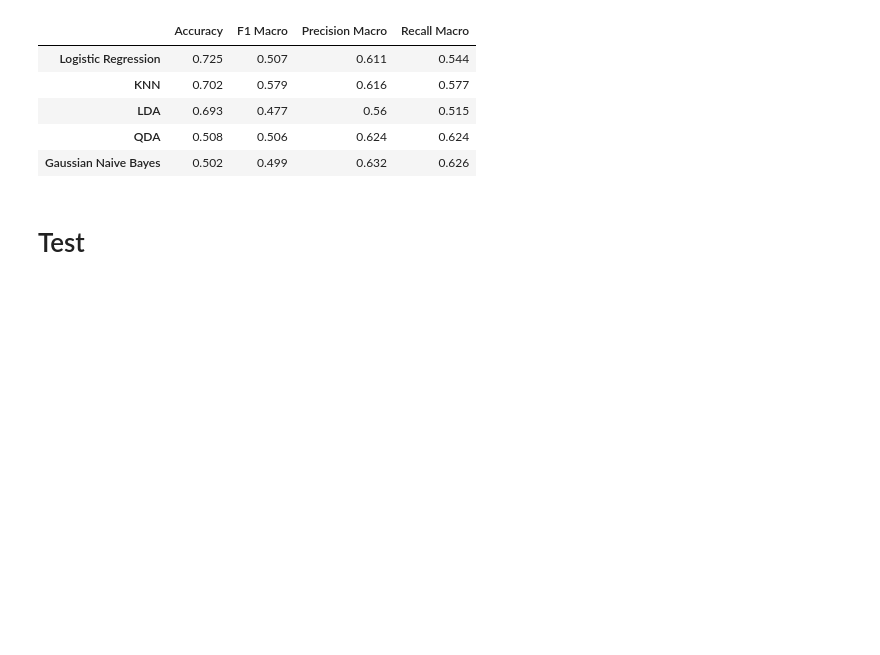
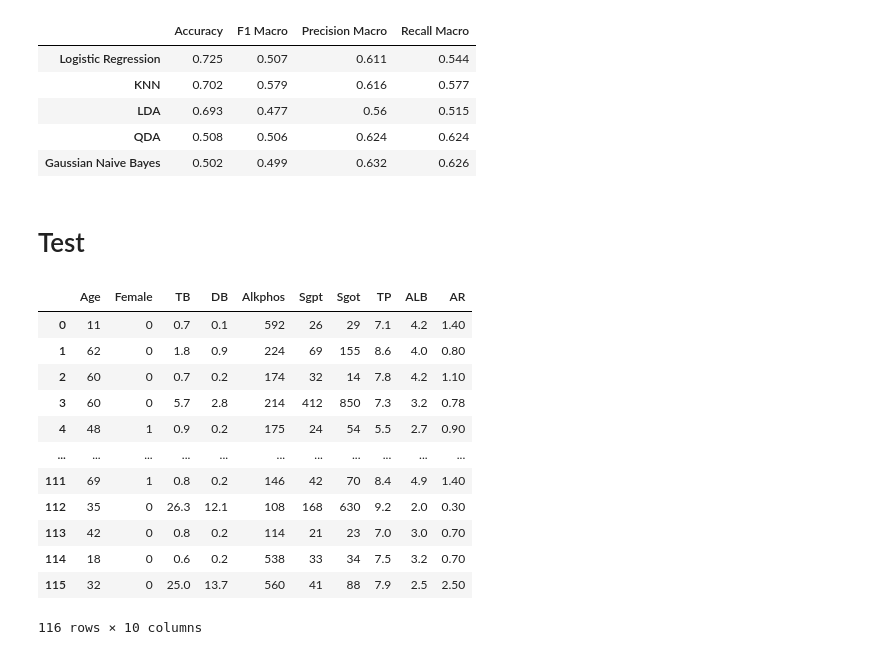
Before and after one commit to SrChen6/AA1-Competition, a Jupyter notebook: lin_class_raw.ipynb, the cells around one changed output. Saved outputs shown, nothing was run; the diff lists cells and outputs as text; code cells hidden in the pictures; blank space fills up the shorter version.

```diff
--- a/lin_class_raw.ipynb
+++ b/lin_class_raw.ipynb
@@ -266,3 +260,19 @@ ILDS_test.index = ILDS_test.index + 1
 ILDS_test.index.name = 'ID'
 
 ILDS_test['Label'].to_csv('lin_class_raw.csv', index=True)
+# %%
+X_test
+# %% [output]
+|  | Age | Female | TB | DB | Alkphos | Sgpt | Sgot | TP | ALB | AR |
+| 0 | 11 | 0 | 0.7 | 0.1 | 592 | 26 | 29 | 7.1 | 4.2 | 1.40 |
+| 1 | 62 | 0 | 1.8 | 0.9 | 224 | 69 | 155 | 8.6 | 4.0 | 0.80 |
+| 2 | 60 | 0 | 0.7 | 0.2 | 174 | 32 | 14 | 7.8 | 4.2 | 1.10 |
+| 3 | 60 | 0 | 5.7 | 2.8 | 214 | 412 | 850 | 7.3 | 3.2 | 0.78 |
+| 4 | 48 | 1 | 0.9 | 0.2 | 175 | 24 | 54 | 5.5 | 2.7 | 0.90 |
+| ... | ... | ... | ... | ... | ... | ... | ... | ... | ... | ... |
+| 111 | 69 | 1 | 0.8 | 0.2 | 146 | 42 | 70 | 8.4 | 4.9 | 1.40 |
+| 112 | 35 | 0 | 26.3 | 12.1 | 108 | 168 | 630 | 9.2 | 2.0 | 0.30 |
+| 113 | 42 | 0 | 0.8 | 0.2 | 114 | 21 | 23 | 7.0 | 3.0 | 0.70 |
+| 114 | 18 | 0 | 0.6 | 0.2 | 538 | 33 | 34 | 7.5 | 3.2 | 0.70 |
+| 115 | 32 | 0 | 25.0 | 13.7 | 560 | 41 | 88 | 7.9 | 2.5 | 2.50 |
+116 rows × 10 columns
```
Also changed, not shown: parts of 2 cells of this notebook, 8 other files.
